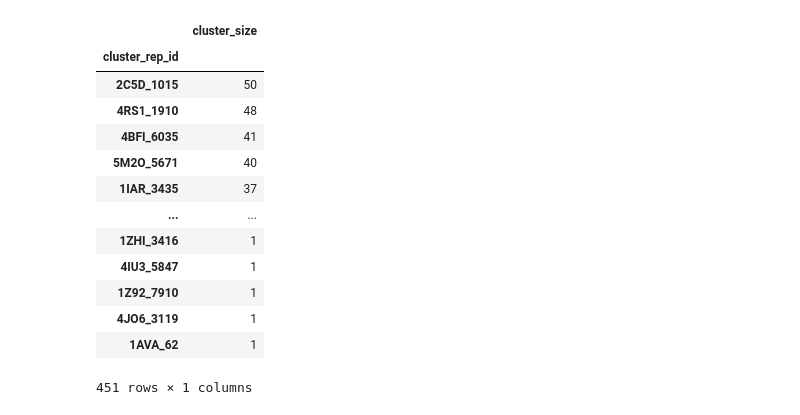
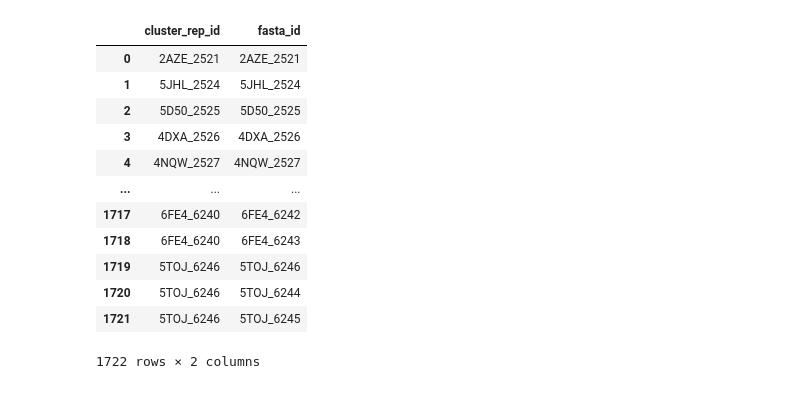
Before and after one commit to Proteinea/ppiseq, a Jupyter notebook: data_processing/data_postprocessing.ipynb, the cells around one changed output. Cells and saved outputs as stored; diff of their text form; code cells hidden in the pictures.

```diff
--- a/data_processing/data_postprocessing.ipynb
+++ b/data_processing/data_postprocessing.ipynb
@@ -381,27 +384,20 @@ Time for processing: 0h 0m 0s 3ms
 # %%
 cluster_df = pd.read_csv(
     "data_files/cluster_cluster.tsv", sep="\t", header=None
 )
 cluster_df = cluster_df.rename(columns={0: "cluster_rep_id", 1: "fasta_id"})
-cluster_df_count = (
-    cluster_df.groupby(["cluster_rep_id"])
-    .count()
-    .sort_values("fasta_id", ascending=False)
-    .rename(columns={"fasta_id": "cluster_size"})
-)
-cluster_df_count
+cluster_df
 # %% [output]
-|  | cluster_size |
-| cluster_rep_id |  |
-| 2C5D_1015 | 50 |
-| 4RS1_1910 | 48 |
-| 4BFI_6035 | 41 |
-| 5M2O_5671 | 40 |
-| 1IAR_3435 | 37 |
-| ... | ... |
-| 1ZHI_3416 | 1 |
-| 4IU3_5847 | 1 |
-| 1Z92_7910 | 1 |
-| 4JO6_3119 | 1 |
-| 1AVA_62 | 1 |
+|  | cluster_rep_id | fasta_id |
+| 0 | 2AZE_2521 | 2AZE_2521 |
+| 1 | 5JHL_2524 | 5JHL_2524 |
+| 2 | 5D50_2525 | 5D50_2525 |
+| 3 | 4DXA_2526 | 4DXA_2526 |
+| 4 | 4NQW_2527 | 4NQW_2527 |
+| ... | ... | ... |
+| 1717 | 6FE4_6240 | 6FE4_6242 |
+| 1718 | 6FE4_6240 | 6FE4_6243 |
+| 1719 | 5TOJ_6246 | 5TOJ_6246 |
+| 1720 | 5TOJ_6246 | 5TOJ_6244 |
+| 1721 | 5TOJ_6246 | 5TOJ_6245 |
-451 rows × 1 columns
+1722 rows × 2 columns
```
Also changed, not shown: parts of 32 cells of this notebook.
